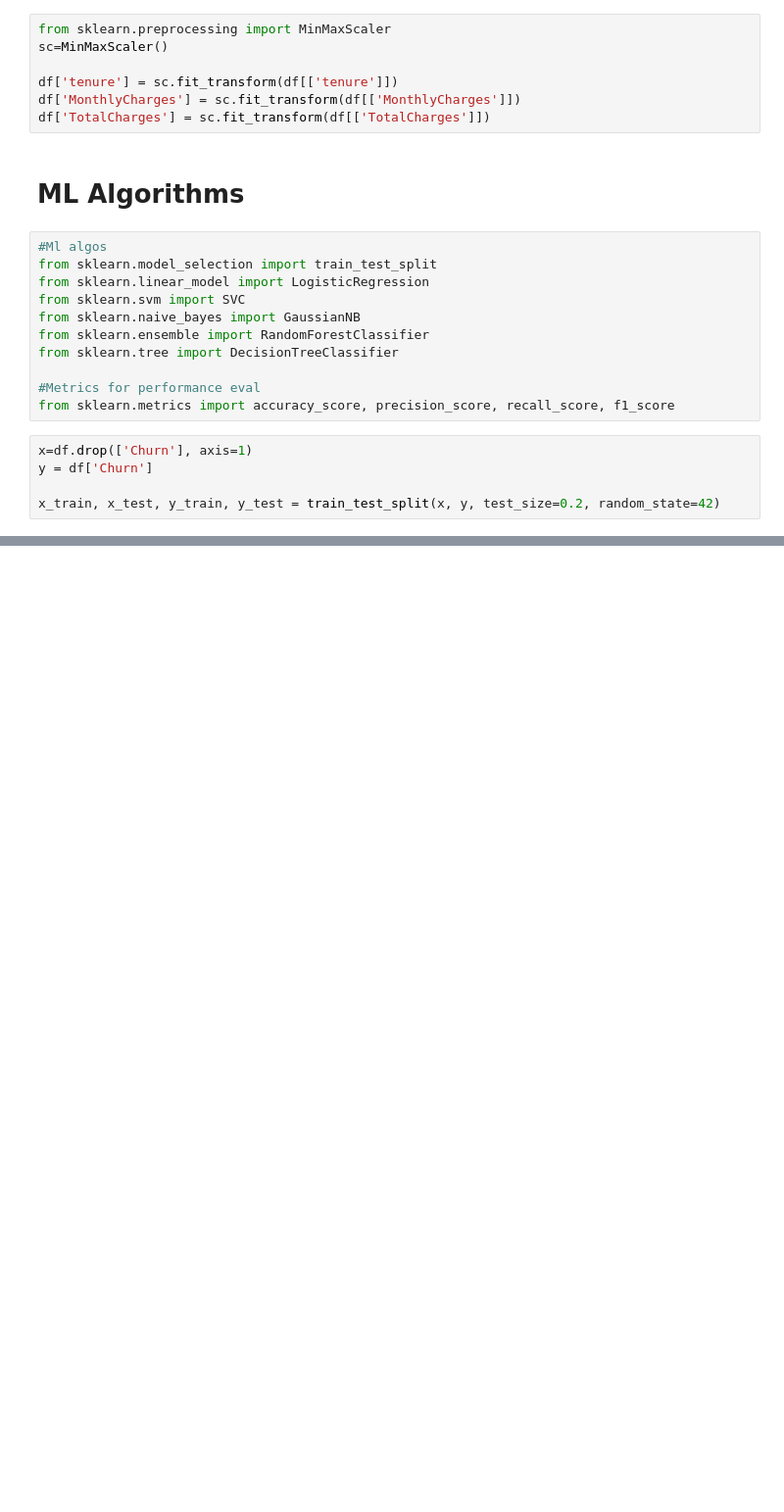
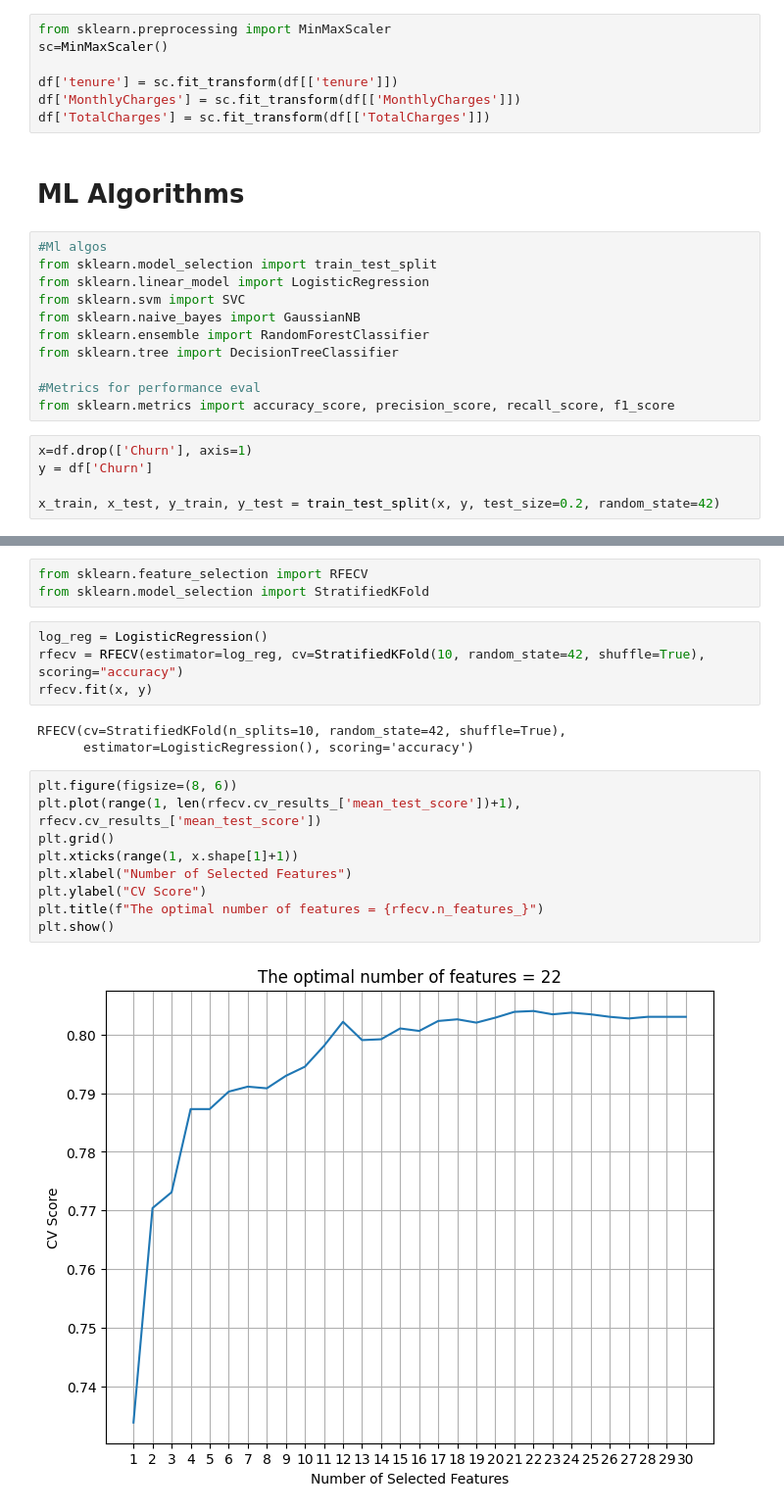
Before and after one commit to Siddharth114/CustomerChurn, a Jupyter notebook: main.ipynb, the cells around one changed output, grey strips where cells are left out. Shown at 98% size. Cells and saved outputs as stored; diff of their text form; blank space fills up the shorter version.

Commit message:
rfecv changes

```diff
--- a/main.ipynb
+++ b/main.ipynb
@@ -674,0 +678,21 @@ log_model = modelling(LogisticRegression, 'Logistic Regression')
+# %%
+from sklearn.feature_selection import RFECV
+from sklearn.model_selection import StratifiedKFold
+# %%
+log_reg = LogisticRegression()
+rfecv = RFECV(estimator=log_reg, cv=StratifiedKFold(10, random_state=42, shuffle=True), scoring="accuracy")
+rfecv.fit(x, y)
+# %% [output]
+RFECV(cv=StratifiedKFold(n_splits=10, random_state=42, shuffle=True),
+      estimator=LogisticRegression(), scoring='accuracy')
+# %%
+plt.figure(figsize=(8, 6))
+plt.plot(range(1, len(rfecv.cv_results_['mean_test_score'])+1), rfecv.cv_results_['mean_test_score'])
+plt.grid()
+plt.xticks(range(1, x.shape[1]+1))
+plt.xlabel("Number of Selected Features")
+plt.ylabel("CV Score")
+plt.title(f"The optimal number of features = {rfecv.n_features_}")
+plt.show()
+# %% [output]
+[figure, added]
```
Also changed, not shown: parts of 13 cells of this notebook.
